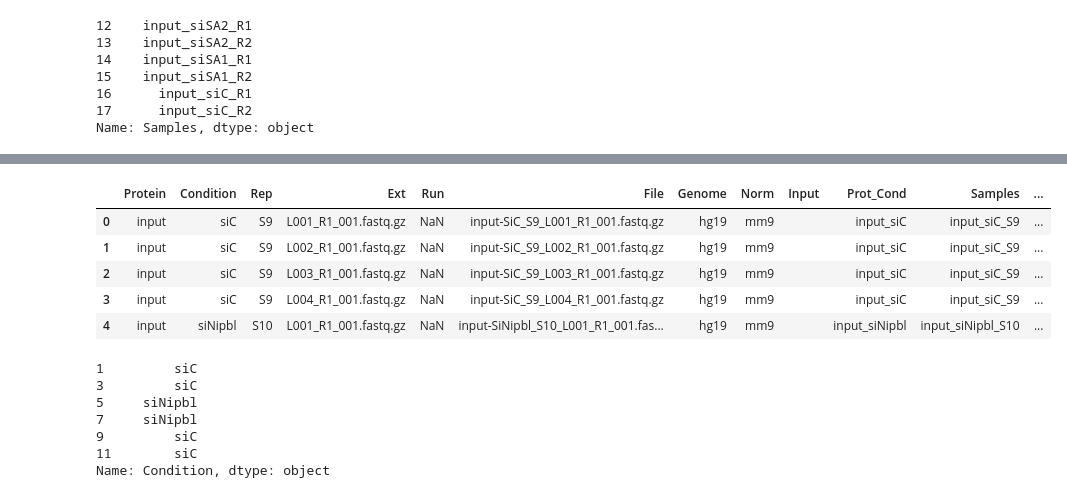
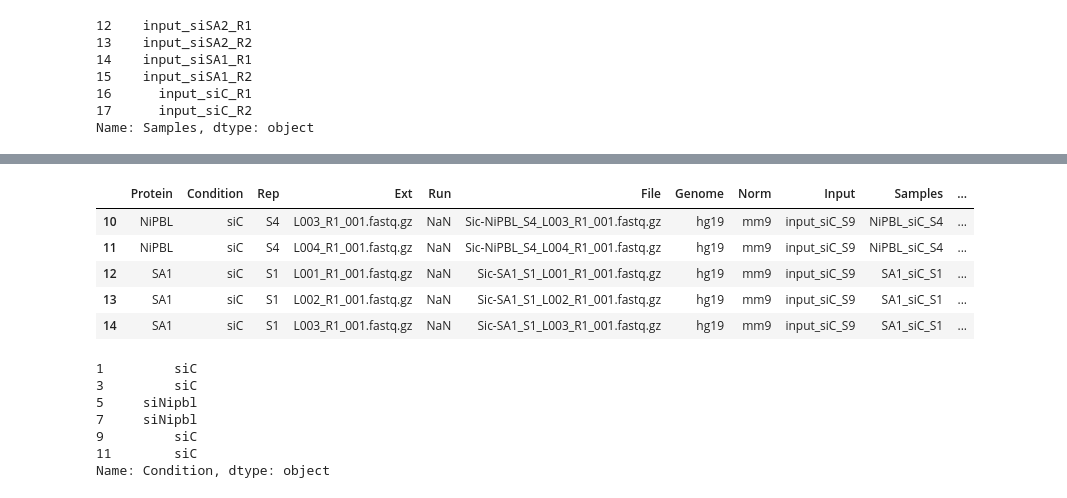
Before and after one commit to aqvd/snakemake_workflows, a Jupyter notebook: Chip-Seq/notebooks/metadata_creation.ipynb, the cells around one changed output, grey strips where cells are left out. Saved outputs shown, nothing was run; the diff lists cells and outputs as text; code cells hidden in the pictures.

```diff
--- a/Chip-Seq/notebooks/metadata_creation.ipynb
+++ b/Chip-Seq/notebooks/metadata_creation.ipynb
@@ -195,14 +196,14 @@ for ix,ip in enumerate(data_siSA.Input)]
  '']
 # %%
 data["PATH_genome"] = [genome_path[i] for i in data.Genome]
-data.head()
+data[10:15]
 # %% [output]
-|  | Protein | Condition | Rep | Ext | Run | File | Genome | Norm | Input | Prot_Cond | Samples | ... |
-| 0 | input | siC | S9 | L001_R1_001.fastq.gz | NaN | input-SiC_S9_L001_R1_001.fastq.gz | hg19 | mm9 |  | input_siC | input_siC_S9 | ... |
-| 1 | input | siC | S9 | L002_R1_001.fastq.gz | NaN | input-SiC_S9_L002_R1_001.fastq.gz | hg19 | mm9 |  | input_siC | input_siC_S9 | ... |
-| 2 | input | siC | S9 | L003_R1_001.fastq.gz | NaN | input-SiC_S9_L003_R1_001.fastq.gz | hg19 | mm9 |  | input_siC | input_siC_S9 | ... |
-| 3 | input | siC | S9 | L004_R1_001.fastq.gz | NaN | input-SiC_S9_L004_R1_001.fastq.gz | hg19 | mm9 |  | input_siC | input_siC_S9 | ... |
-| 4 | input | siNipbl | S10 | L001_R1_001.fastq.gz | NaN | input-SiNipbl_S10_L001_R1_001.fas... | hg19 | mm9 |  | input_siNipbl | input_siNipbl_S10 | ... |
+|  | Protein | Condition | Rep | Ext | Run | File | Genome | Norm | Input | Samples | ... |
+| 10 | NiPBL | siC | S4 | L003_R1_001.fastq.gz | NaN | Sic-NiPBL_S4_L003_R1_001.fastq.gz | hg19 | mm9 | input_siC_S9 | NiPBL_siC_S4 | ... |
+| 11 | NiPBL | siC | S4 | L004_R1_001.fastq.gz | NaN | Sic-NiPBL_S4_L004_R1_001.fastq.gz | hg19 | mm9 | input_siC_S9 | NiPBL_siC_S4 | ... |
+| 12 | SA1 | siC | S1 | L001_R1_001.fastq.gz | NaN | Sic-SA1_S1_L001_R1_001.fastq.gz | hg19 | mm9 | input_siC_S9 | SA1_siC_S1 | ... |
+| 13 | SA1 | siC | S1 | L002_R1_001.fastq.gz | NaN | Sic-SA1_S1_L002_R1_001.fastq.gz | hg19 | mm9 | input_siC_S9 | SA1_siC_S1 | ... |
+| 14 | SA1 | siC | S1 | L003_R1_001.fastq.gz | NaN | Sic-SA1_S1_L003_R1_001.fastq.gz | hg19 | mm9 | input_siC_S9 | SA1_siC_S1 | ... |
 # %%
 data["Genome_size"] = [genome_size[i] for i in data.Genome]
 data[1:12:2].Condition
```
Also changed, not shown: parts of 14 cells of this notebook, 3 other files.
